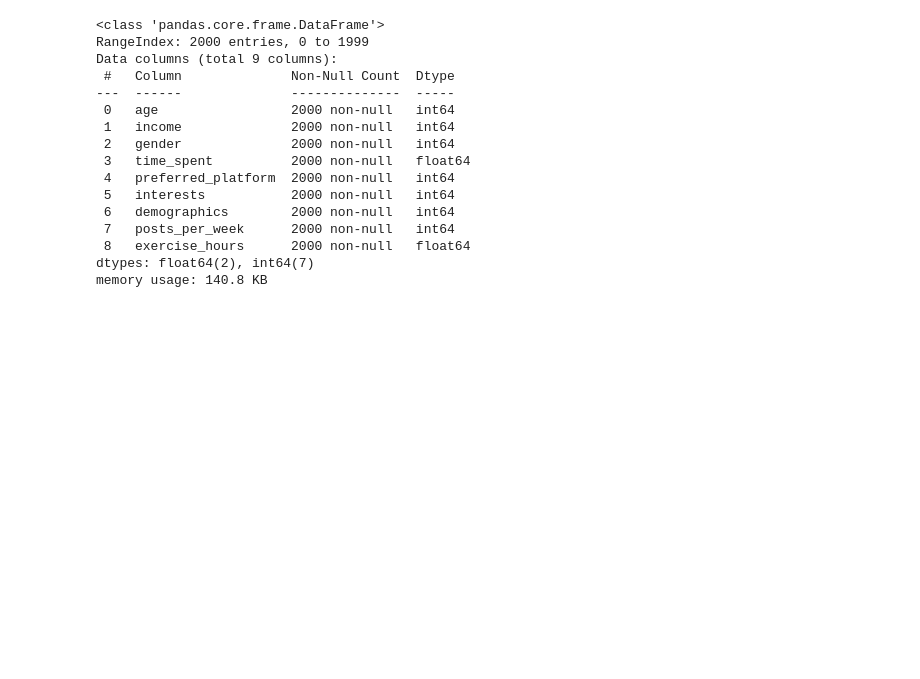
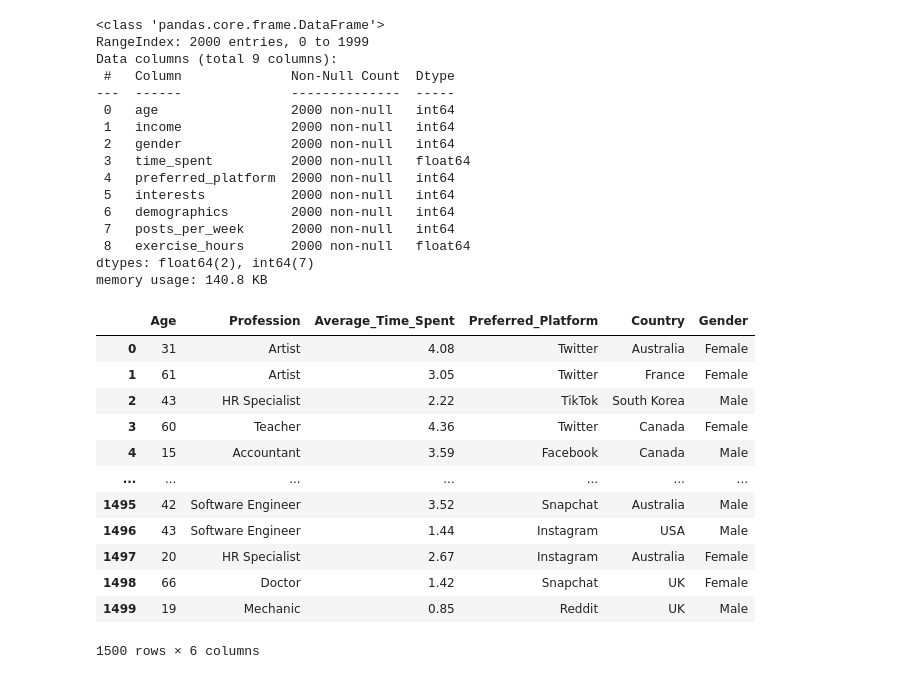
Before and after one commit to LoganKerns/DataScienceFinal, a Jupyter notebook: Barok's Work .ipynb, the cells around one changed output. Cells and saved outputs as stored; diff of their text form; code cells hidden in the pictures; blank space fills up the shorter version.

```diff
--- a/Barok's Work .ipynb
+++ b/Barok's Work .ipynb
@@ -75,3 +75,21 @@ Data columns (total 9 columns):
  8   exercise_hours      2000 non-null   float64
 dtypes: float64(2), int64(7)
 memory usage: 140.8 KB
+# %%
+df_2 = pd.read_csv('social_media_usage_with_gender.csv')
+# %%
+df_2
+# %% [output]
+|  | Age | Profession | Average_Time_Spent | Preferred_Platform | Country | Gender |
+| 0 | 31 | Artist | 4.08 | Twitter | Australia | Female |
+| 1 | 61 | Artist | 3.05 | Twitter | France | Female |
+| 2 | 43 | HR Specialist | 2.22 | TikTok | South Korea | Male |
+| 3 | 60 | Teacher | 4.36 | Twitter | Canada | Female |
+| 4 | 15 | Accountant | 3.59 | Facebook | Canada | Male |
+| ... | ... | ... | ... | ... | ... | ... |
+| 1495 | 42 | Software Engineer | 3.52 | Snapchat | Australia | Male |
+| 1496 | 43 | Software Engineer | 1.44 | Instagram | USA | Male |
+| 1497 | 20 | HR Specialist | 2.67 | Instagram | Australia | Female |
+| 1498 | 66 | Doctor | 1.42 | Snapchat | UK | Female |
+| 1499 | 19 | Mechanic | 0.85 | Reddit | UK | Male |
+1500 rows × 6 columns
```
Also changed, not shown: parts of 18 cells of this notebook.
